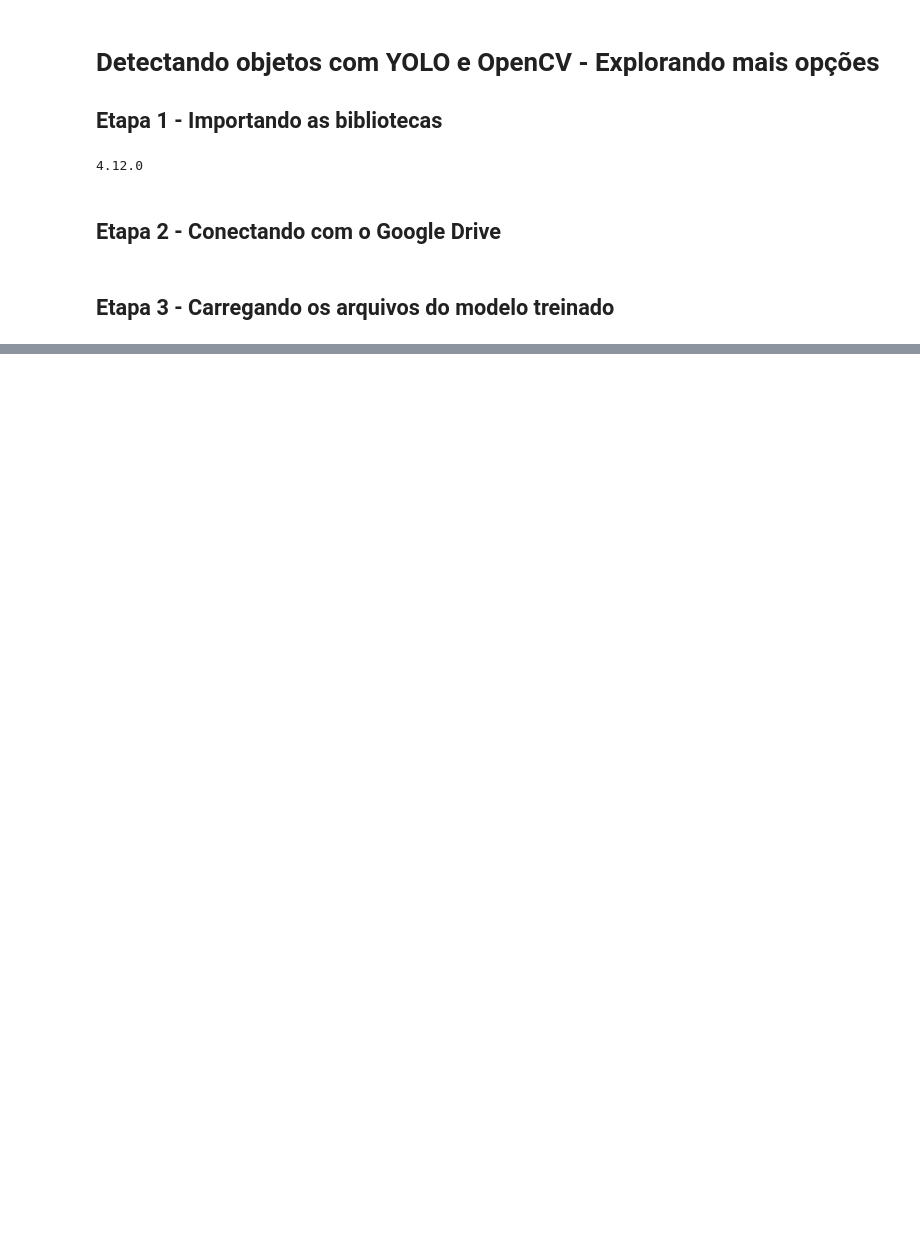
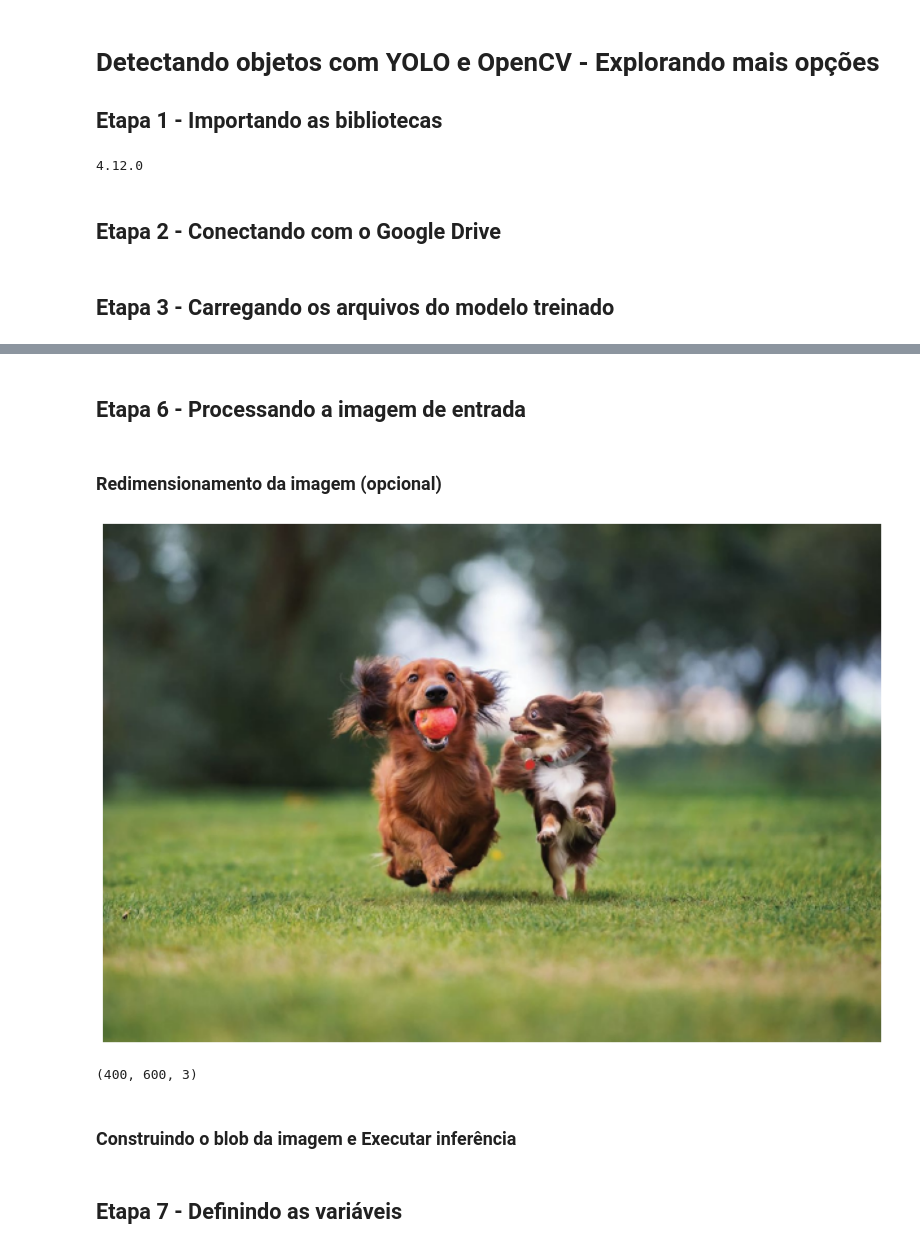
Before and after one commit to raphaelramosds/opencv-yolo-darknet-course, a Jupyter notebook: src/notebooks/YOLO v4 - Deteccao de objetos com OpenCV - Explorando Mais.ipynb, the cells around one changed output, grey strips where cells are left out. Drawn from its saved outputs; the diff is of its cells as text; code cells hidden in the pictures; blank space fills up the shorter version.

```diff
--- a/src/notebooks/YOLO v4 - Deteccao de objetos com OpenCV - Explorando Mais.ipynb
+++ b/src/notebooks/YOLO v4 - Deteccao de objetos com OpenCV - Explorando Mais.ipynb
@@ -23,0 +34,15 @@ yolov3(labels_path='/home/rapha/Cursos/opencv-yolo-darknet/shared/modelo_YOLOv3/
+# %% [markdown]
+## Etapa 6 - Processando a imagem de entrada
+# %% [markdown]
+### Redimensionamento da imagem (opcional)
+# %%
+imagem = utils.redimensionar_imagem_cv2(imagem)
+
+utils.mostrar_imagem_cv2(imagem)
+
+imagem.shape
+# %% [output]
+[figure, added]
+(400, 600, 3)
+# %% [markdown]
+### Construindo o blob da imagem e Executar inferência
@@ -23,0 +51,2 @@ yolov3(labels_path='/home/rapha/Cursos/opencv-yolo-darknet/shared/modelo_YOLOv3/
+# %% [markdown]
+## Etapa 7 - Definindo as variáveis
```
Also changed, not shown: parts of 11 cells of this notebook, 4 other files.
